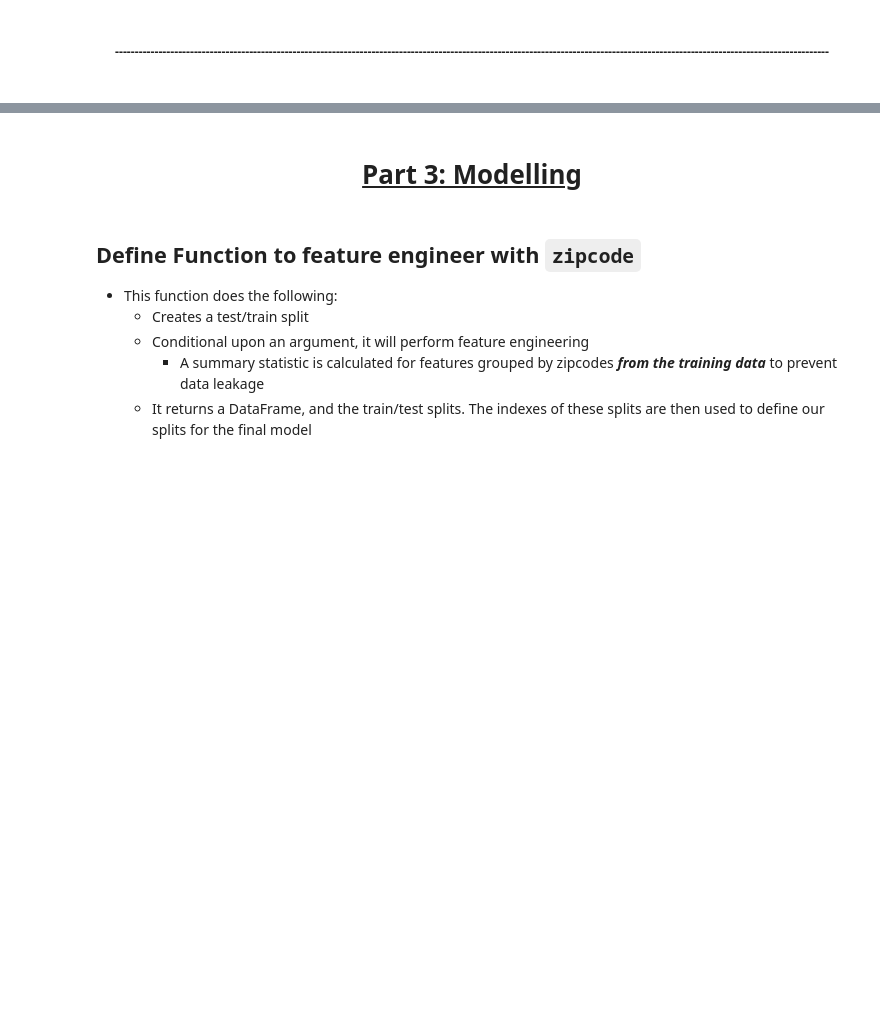
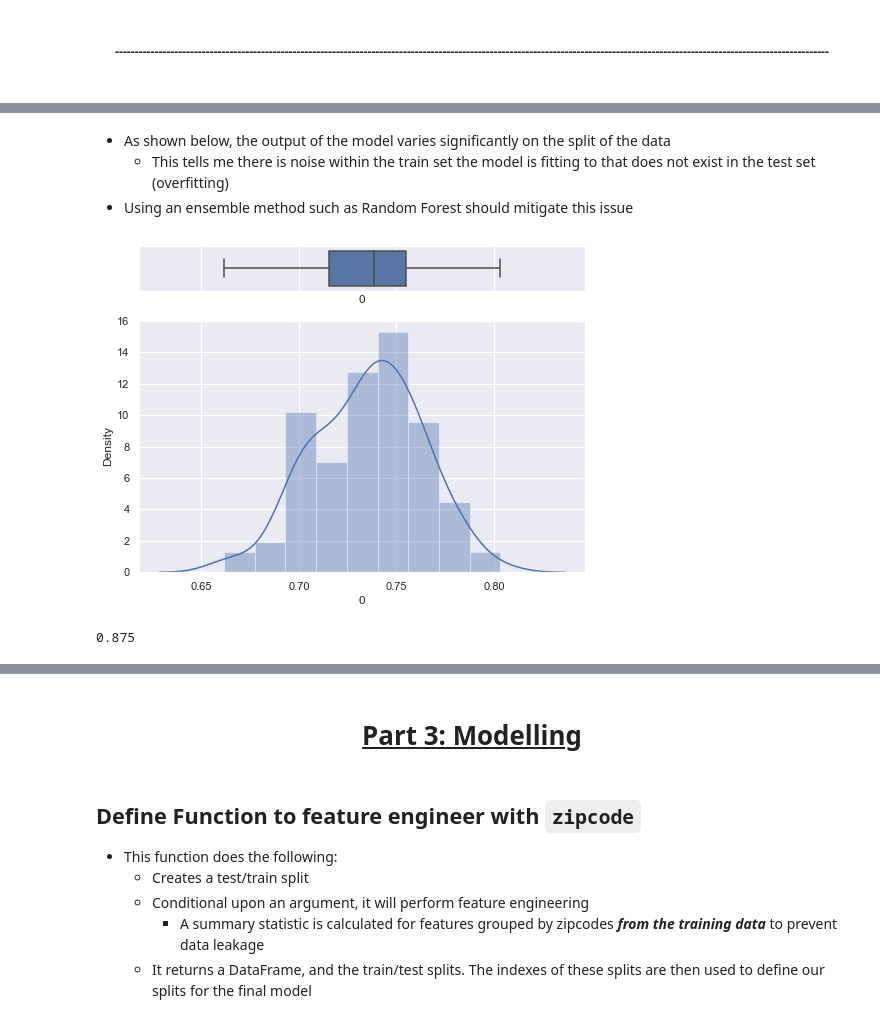
Before and after one commit to johnodonnell123/Personal_Projects, a Jupyter notebook: Housing_Price_Prediction/housing_price_pred.ipynb, the cells around one changed output, grey strips where cells are left out. Drawn from its saved outputs; the diff is of its cells as text; code cells hidden in the pictures; blank space fills up the shorter version.

```diff
--- a/Housing_Price_Prediction/housing_price_pred.ipynb
+++ b/Housing_Price_Prediction/housing_price_pred.ipynb
@@ -804,10 +771,0 @@ for col in train_zip_df.columns:
-# %%
-# Define independent and dependent variables
-X = df_clean.drop(columns='sale_price')
-y = df_clean['sale_price']
-
-# Perform test/train split
-X_train = df_clean[df_clean.index.isin(X_train0.index)].drop(columns=['sale_price'])
-X_test = df_clean[df_clean.index.isin(X_test0.index)].drop(columns=['sale_price'])
-y_train = df_clean[df_clean.index.isin(y_train0.index)]['sale_price']
-y_test = df_clean[df_clean.index.isin(y_test0.index)]['sale_price']
@@ -844,0 +809,2 @@ results_dict
+# %%
+X_train, X_test, y_train, y_test = split_and_engineer_w_target(df_clean, 8)
@@ -844,0 +830,3 @@ results_dict
+# %%
+decision_tree = DecisionTreeRegressor(max_depth=50, random_state=8)
+decision_tree.fit(X_train, y_train)
@@ -844,0 +844,18 @@ results_dict
+# %%
+scores = []
+for r in range(0,100):
+    X_train, X_test, y_train, y_test = split_and_engineer_w_target(df_clean, r)
+    dt = DecisionTreeRegressor(max_depth=50, random_state=8)
+    dt.fit(X_train, y_train)
+    scores.append(dt.score(X_test, y_test))
+# %% [markdown]
+- As shown below, the output of the model varies significantly on the split of the data
+    - This tells me there is noise within the train set the model is fitting to that does not exist in the test set (overfitting)
+- Using an ensemble method such as Random Forest should mitigate this issue
+# %%
+hist_box(pd.DataFrame(scores)[0],
+         figsize=(8,6),
+         font_scale=1,
+        )
+# %% [output]
+[figure, added]
@@ -844,0 +864,6 @@ results_dict
+# %%
+rf = RandomForestRegressor(max_depth=50, random_state=88)
+rf.fit(X_train, y_train)
+round(rf.score(X_test, y_test),3)
+# %% [output]
+0.875
```
Also changed, not shown: parts of 41 cells of this notebook.
